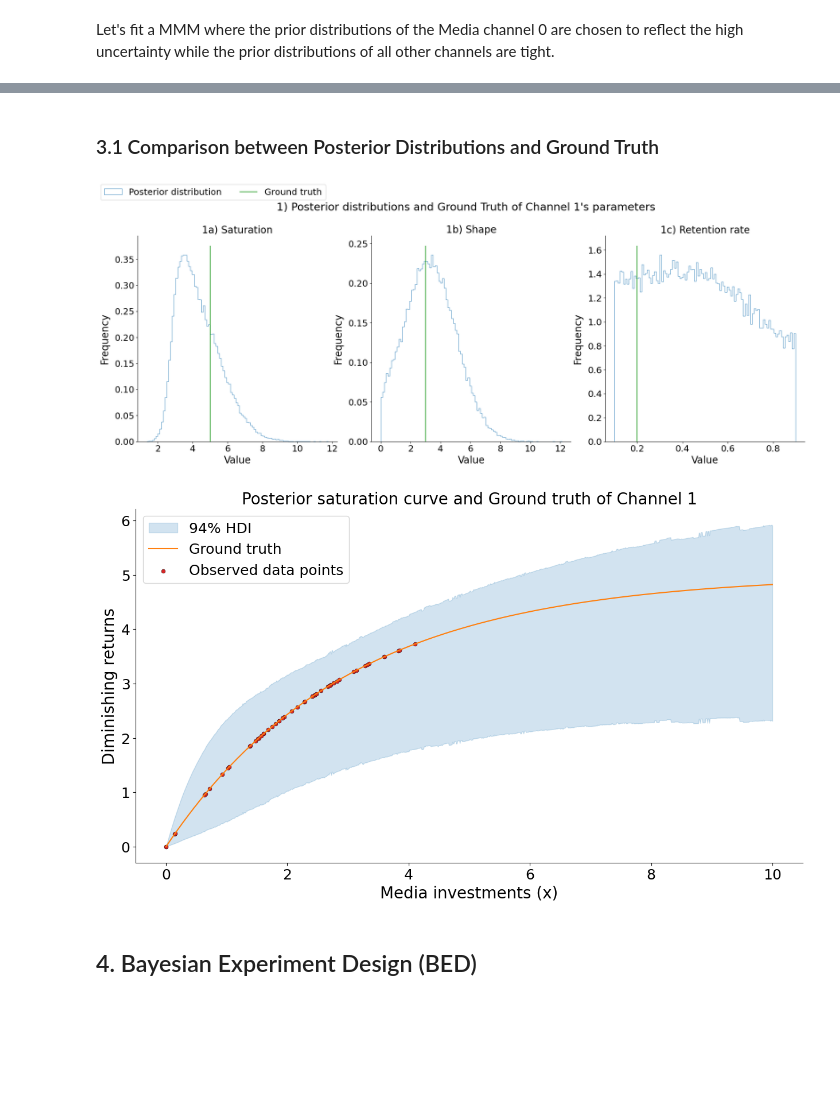
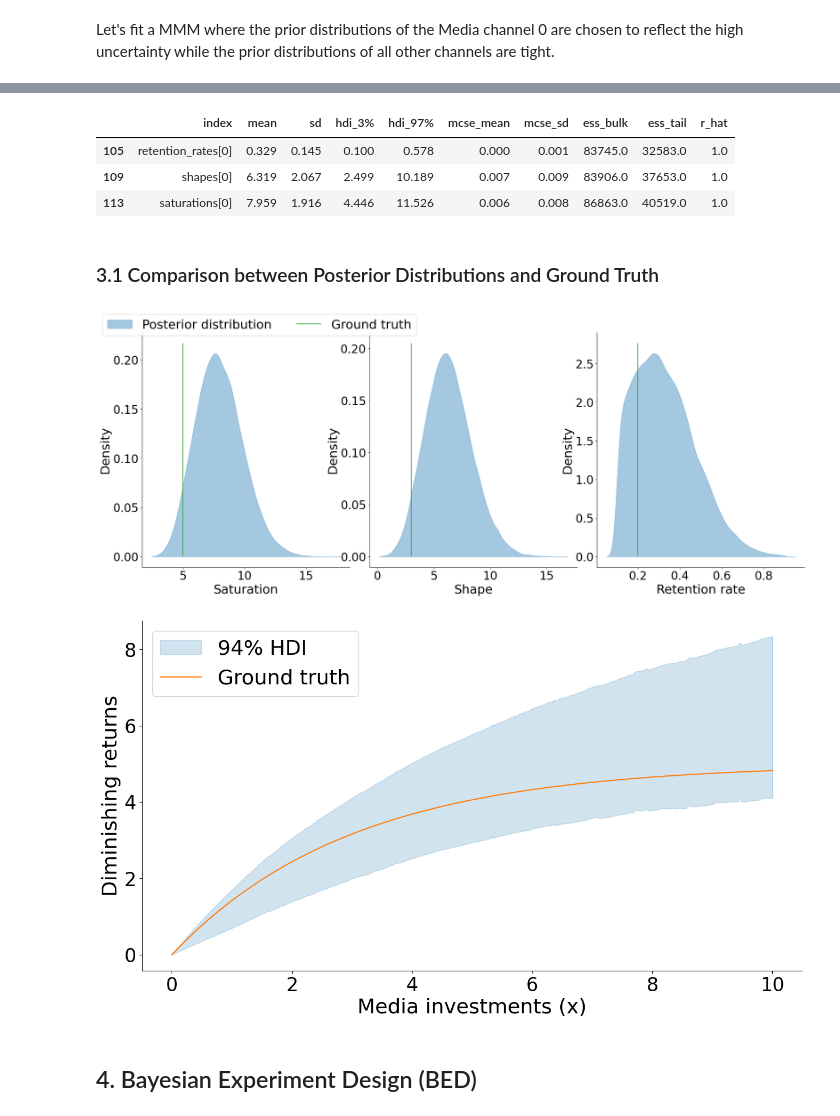
Before and after one commit to triluu03/bedmmm, a Jupyter notebook: experiment/one_uncertain_channel.ipynb, the cells around one changed output, grey strips where cells are left out. Saved outputs shown, nothing was run; the diff lists cells and outputs as text; code cells hidden in the pictures; blank space fills up the shorter version.

```diff
--- a/experiment/one_uncertain_channel.ipynb
+++ b/experiment/one_uncertain_channel.ipynb
@@ -36,11 +33,11 @@ plt.rcParams.update(
 # %% [markdown]
 ## 2. Synthetic Data Generation
 # %%
-np.random.seed(10)
+np.random.seed(42)
 generator = (
     DataGenerator(
-        n_time_periods=52,  # weeks
-        n_future_periods=4,
+        n_time_periods=104,  # weeks
+        n_future_periods=N_DESIGN_POINTS + 13,
     )
     .generate_baseline(
         base=10,
@@ -87,4 +84,6 @@ generator = (
 )
 
 data = generator.collect()
+future_data = generator.collect("future")
+
 media_param_df, control_param_df = generator.get_parameters()
@@ -113,0 +129,2 @@ plot_generated_data_on_response_curve(data, media_param_df)
+# %%
+plt.style.use("_mpl-gallery")
@@ -114,3 +166,5 @@ plot_generated_data_on_response_curve(data, media_param_df)
+# %%
+plt.style.use("default")
 # %% [markdown]
 ## 3. Fit a Marketing Mix Model (MMM)
 # %% [markdown]
@@ -121,10 +175,10 @@ model_config = {
     # Media channel 0 priors (high uncertainty)
     "retention_rate_lb_0": 0.1,
     "retention_rate_ub_0": 0.9,
-    "shape_mu_0": 3,
-    "shape_sigma_0": 2,
-    "saturation_mu_0": 5,
-    "saturation_sigma_0": 2,
+    "shape_mu_0": 5,
+    "shape_sigma_0": 3,
+    "saturation_mu_0": 7,
+    "saturation_sigma_0": 3,
     #
     # Media channel 1 priors (tight priors)
     "retention_rate_lb_1": 0.19,
@@ -168,8 +222,3 @@ sampler_config = {
     "cores": 4,
     "target_accept": 0.95,
 }
-
-model = MarketingMixModel(
-    model_config=model_config,
-    sampler_config=sampler_config,
-)
@@ -193,19 +249,27 @@ Sampling: [y]
 # %%
 summary_df = az.summary(idata)
 # az.plot_trace(idata, figsize=(15, 20));
+# %%
+summary_df.reset_index().query(
+    "index.isin(['retention_rates[0]', 'shapes[0]', 'saturations[0]'])"
+)
+# %% [output]
+|  | index | mean | sd | hdi_3% | hdi_97% | mcse_mean | mcse_sd | ess_bulk | ess_tail | r_hat |
+| 105 | retention_rates[0] | 0.329 | 0.145 | 0.100 | 0.578 | 0.000 | 0.001 | 83745.0 | 32583.0 | 1.0 |
+| 109 | shapes[0] | 6.319 | 2.067 | 2.499 | 10.189 | 0.007 | 0.009 | 83906.0 | 37653.0 | 1.0 |
+| 113 | saturations[0] | 7.959 | 1.916 | 4.446 | 11.526 | 0.006 | 0.008 | 86863.0 | 40519.0 | 1.0 |
 # %% [markdown]
 ### 3.1 Comparison between Posterior Distributions and Ground Truth
 # %%
 plot_posterior_vs_ground_truth(
     idata, media_param_df, media_feature_names=["media_0"]
 )
-
 plot_posterior_response_curve(
-    idata, data, media_param_df, media_feature_name="media_0"
+    idata, media_param_df, media_feature_name="media_0"
 )
 # %% [output]
-[figure, old version]
+[figure, new version]
-[figure, old version]
+[figure, new version]
 # %% [markdown]
 ## 4. Bayesian Experiment Design (BED)
 # %% [markdown]
```
Also changed, not shown: parts of 23 cells of this notebook, 4 other files.
